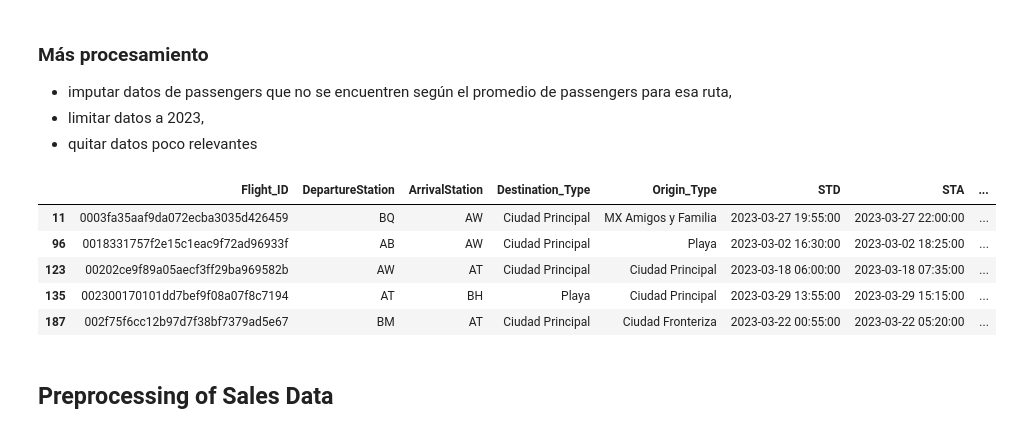
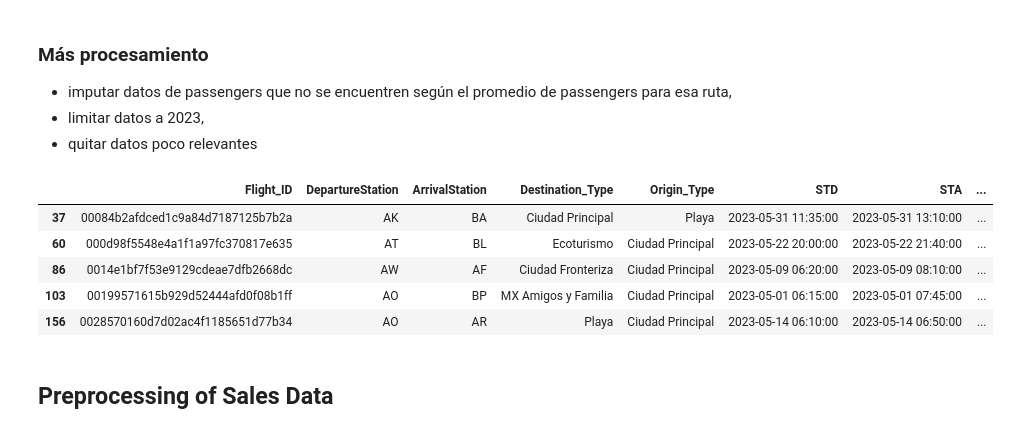
Before and after one commit to ferDMS/green-pandas-datathon, a Jupyter notebook: GreenPandas_Hackathon.ipynb, the cells around one changed output. Cells and saved outputs as stored; diff of their text form; code cells hidden in the pictures.

```diff
--- a/GreenPandas_Hackathon.ipynb
+++ b/GreenPandas_Hackathon.ipynb
@@ -67,32 +67,32 @@ unique_routes
 - quitar datos poco relevantes
 # %%
 # Filter data for the year 2023
-flights_data = flights_data[(flights_data['STD'].dt.year == 2023) & (flights_data['STD'].dt.month == 3)]
+flights_data = flights_data[(flights_data['STD'].dt.year == 2023) & (flights_data['STD'].dt.month == 5)]
 
 # Replacing the number of passengers with the capacity maximum of the airplane if it exceeds the capacity
 flights_data['Passengers'] = flights_data[['Passengers', 'Capacity']].min(axis=1)
 
 # Fill missing values in 'Passengers' column with median for each route
 flights_data['Passengers'] = flights_data.groupby(['Route_ID'])['Passengers'].transform(lambda x: x.fillna(x.median()))
 
 # Fill missing values in 'Bookings' column with mean for each route
 flights_data['Bookings'] = flights_data.groupby(['Route_ID'])['Bookings'].transform(lambda x: x.fillna(x.mean()))
 
 # Calculate the flight duration between STD and STA, in minutes
 flights_data['Duration'] = (flights_data['STA'] - flights_data['STD']).dt.total_seconds() / 60  # in minutes
 
 # Drop irrelevant columns and datetime columns because we already created specific unique routes and duration
 flights_data.drop(columns=['Aeronave', 'Route_Hash'], inplace=True)
 
 # Display the modified DataFrame
 flights_data.head()
 # %% [output]
 |  | Flight_ID | DepartureStation | ArrivalStation | Destination_Type | Origin_Type | STD | STA | ... |
-| 11 | 0003fa35aaf9da072ecba3035d426459 | BQ | AW | Ciudad Principal | MX Amigos y Familia | 2023-03-27 19:55:00 | 2023-03-27 22:00:00 | ... |
-| 96 | 0018331757f2e15c1eac9f72ad96933f | AB | AW | Ciudad Principal | Playa | 2023-03-02 16:30:00 | 2023-03-02 18:25:00 | ... |
-| 123 | 00202ce9f89a05aecf3ff29ba969582b | AW | AT | Ciudad Principal | Ciudad Principal | 2023-03-18 06:00:00 | 2023-03-18 07:35:00 | ... |
-| 135 | 002300170101dd7bef9f08a07f8c7194 | AT | BH | Playa | Ciudad Principal | 2023-03-29 13:55:00 | 2023-03-29 15:15:00 | ... |
-| 187 | 002f75f6cc12b97d7f38bf7379ad5e67 | BM | AT | Ciudad Principal | Ciudad Fronteriza | 2023-03-22 00:55:00 | 2023-03-22 05:20:00 | ... |
+| 37 | 00084b2afdced1c9a84d7187125b7b2a | AK | BA | Ciudad Principal | Playa | 2023-05-31 11:35:00 | 2023-05-31 13:10:00 | ... |
+| 60 | 000d98f5548e4a1f1a97fc370817e635 | AT | BL | Ecoturismo | Ciudad Principal | 2023-05-22 20:00:00 | 2023-05-22 21:40:00 | ... |
+| 86 | 0014e1bf7f53e9129cdeae7dfb2668dc | AW | AF | Ciudad Fronteriza | Ciudad Principal | 2023-05-09 06:20:00 | 2023-05-09 08:10:00 | ... |
+| 103 | 00199571615b929d52444afd0f08b1ff | AO | BP | MX Amigos y Familia | Ciudad Principal | 2023-05-01 06:15:00 | 2023-05-01 07:45:00 | ... |
+| 156 | 0028570160d7d02ac4f1185651d77b34 | AO | AR | Playa | Ciudad Principal | 2023-05-14 06:10:00 | 2023-05-14 06:50:00 | ... |
 # %% [markdown]
 ## Preprocessing of Sales Data
 # %%
```
Also changed, not shown: parts of 13 cells of this notebook, 4 other files.
